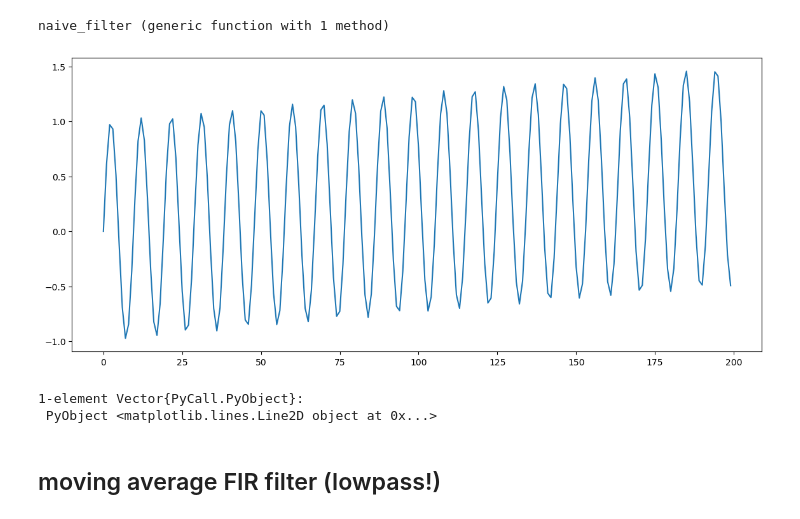
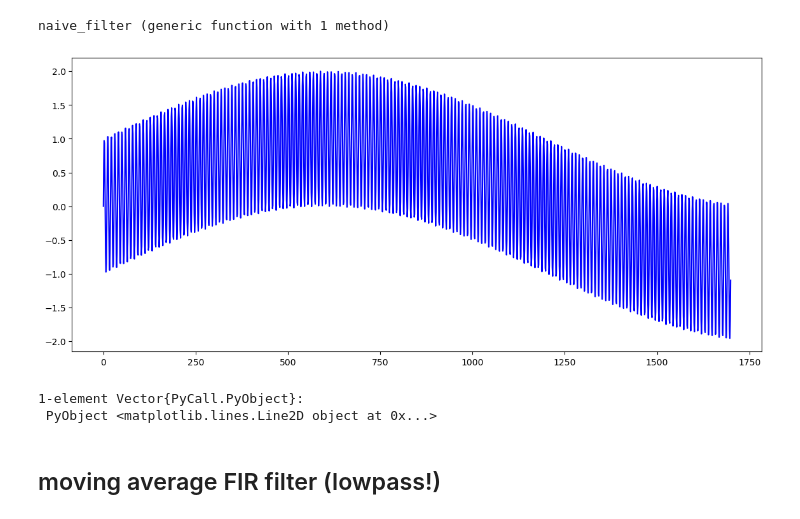
Before and after one commit to perrinmeyer/JuPyteR, a Jupyter notebook: key2.ipynb, the cells around one changed output. Cells and saved outputs as stored; diff of their text form; code cells hidden in the pictures.

```diff
--- a/key2.ipynb
+++ b/key2.ipynb
@@ -44,9 +44,9 @@ x2 = sin.(2 * pi * 5000 * n ./ f_samp)
 x = x1 + x2;
 # %%
 fig = figure("Title of Window",figsize=(14,6))
-plot(x[1:200])
+plot(x[1:1700],"-b")
 # %% [output]
-[figure, old version]
+[figure, new version]
 1-element Vector{PyCall.PyObject}:
  PyObject <matplotlib.lines.Line2D object at 0x...>
 # %% [markdown]
```
Also changed, not shown: parts of 5 cells of this notebook, 1 other file.
